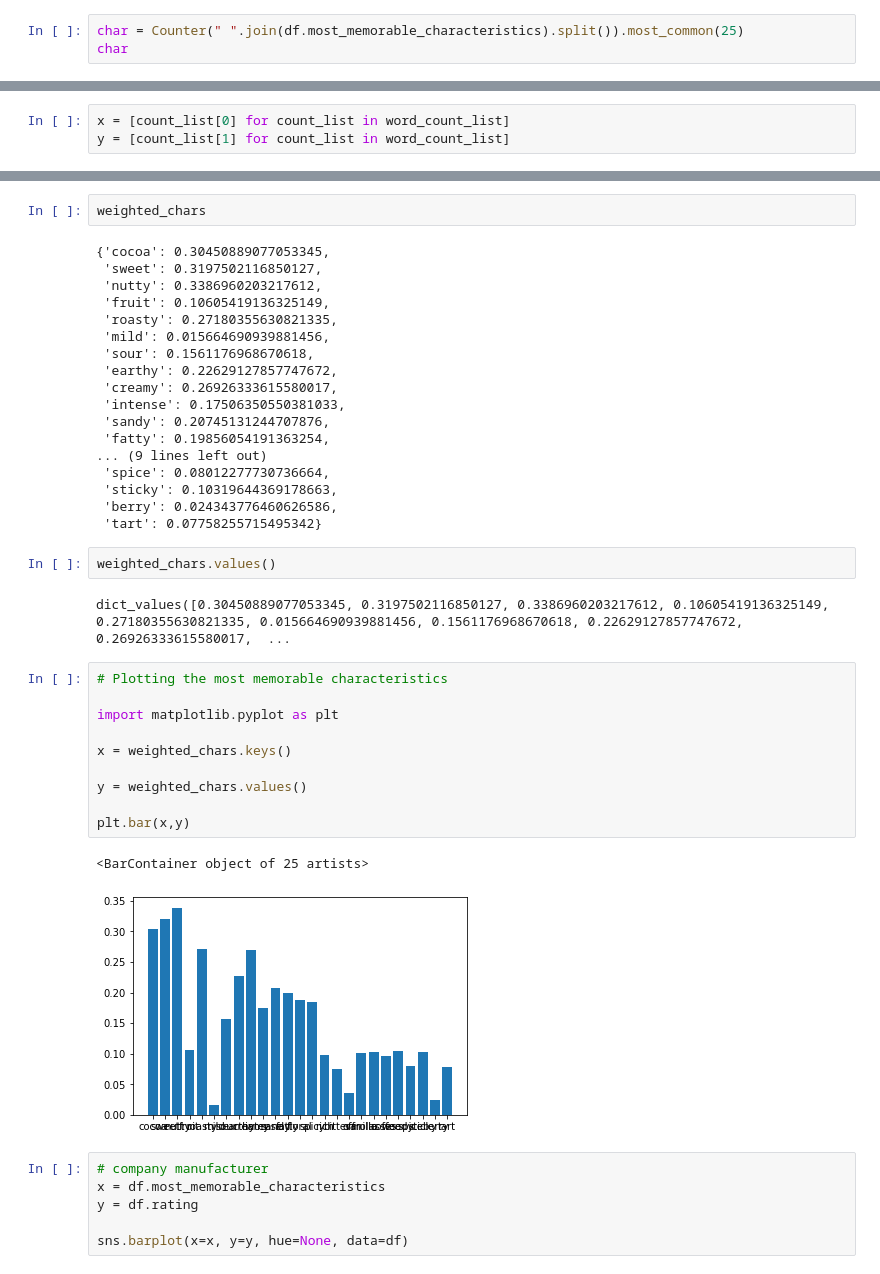
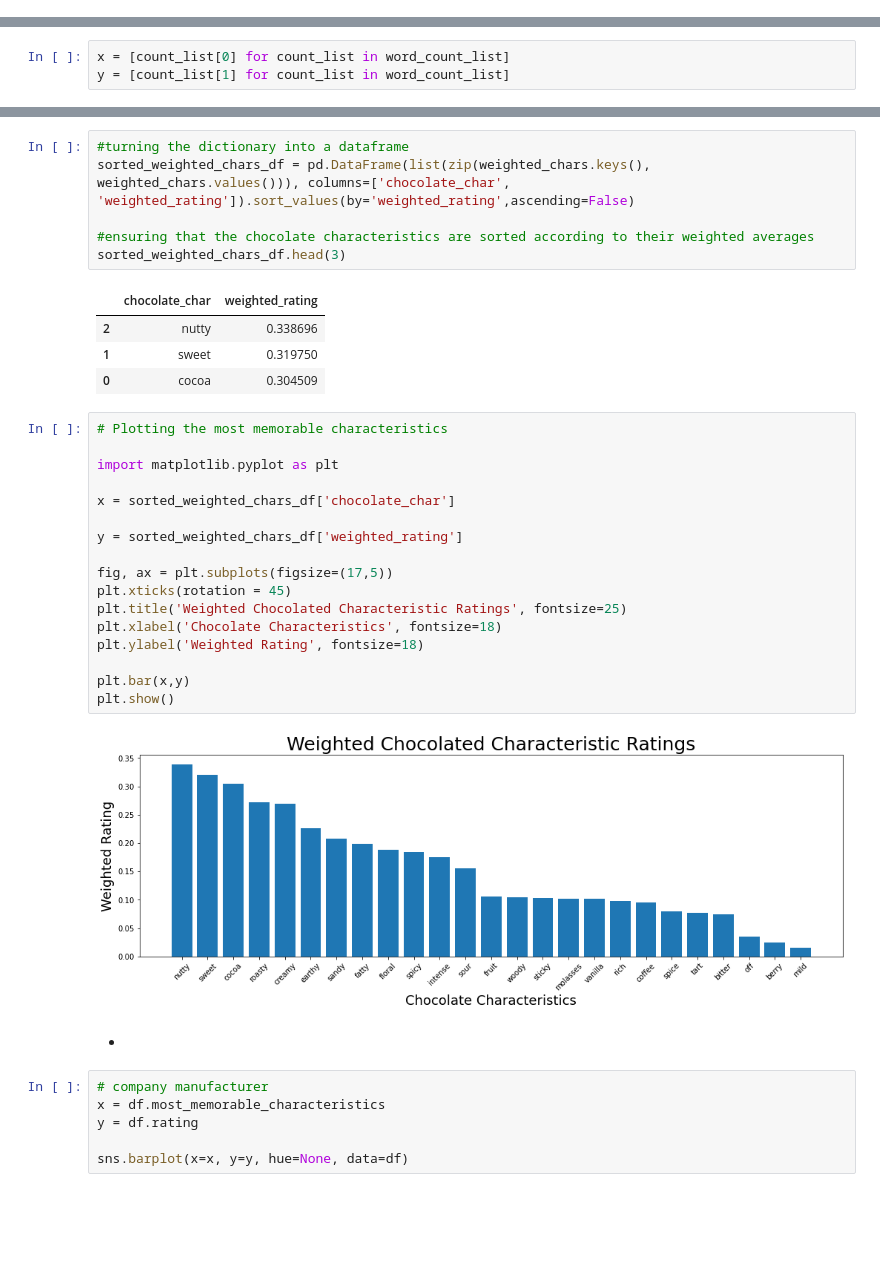
Before and after one commit to jchandleroneal/bsc-phase-three-project, a Jupyter notebook: notebooks/exploratory/chandler/main_notebook.ipynb, the cells around one changed output, grey strips where cells are left out. Saved outputs shown, nothing was run; the diff lists cells and outputs as text; blank space fills up the shorter version.

Commit message:
finished chocolate characteristics

```diff
--- a/notebooks/exploratory/chandler/main_notebook.ipynb
+++ b/notebooks/exploratory/chandler/main_notebook.ipynb
@@ -137,6 +140,3 @@ word_df.sort_values(by='count', ascending=False)
 | 382 | not | 1 |
 | 362 | molassestoffeecoffee | 1 |
 614 rows × 2 columns
-# %%
-char = Counter(" ".join(df.most_memorable_characteristics).split()).most_common(25)
-char
@@ -267,40 +203,35 @@ for word in x:
-# %%
-weighted_chars
-# %% [output]
-{'cocoa': 0.30450889077053345,
- 'sweet': 0.3197502116850127,
- 'nutty': 0.3386960203217612,
- 'fruit': 0.10605419136325149,
- 'roasty': 0.27180355630821335,
- 'mild': 0.015664690939881456,
- 'sour': 0.1561176968670618,
- 'earthy': 0.22629127857747672,
- 'creamy': 0.26926333615580017,
- 'intense': 0.17506350550381033,
- 'sandy': 0.20745131244707876,
- 'fatty': 0.19856054191363254,
-... (9 lines left out)
- 'spice': 0.08012277730736664,
- 'sticky': 0.10319644369178663,
- 'berry': 0.024343776460626586,
- 'tart': 0.07758255715495342}
-# %%
-weighted_chars.values()
-# %% [output]
-dict_values([0.30450889077053345, 0.3197502116850127, 0.3386960203217612, 0.10605419136325149, 0.27180355630821335, 0.015664690939881456, 0.1561176968670618, 0.22629127857747672, 0.26926333615580017,  ...
+# %%
+#turning the dictionary into a dataframe
+sorted_weighted_chars_df = pd.DataFrame(list(zip(weighted_chars.keys(), weighted_chars.values())), columns=['chocolate_char', 'weighted_rating']).sort_values(by='weighted_rating',ascending=False)
+
+#ensuring that the chocolate characteristics are sorted according to their weighted averages
+sorted_weighted_chars_df.head(3)
+# %% [output]
+|  | chocolate_char | weighted_rating |
+| 2 | nutty | 0.338696 |
+| 1 | sweet | 0.319750 |
+| 0 | cocoa | 0.304509 |
 # %%
 # Plotting the most memorable characteristics
 
 import matplotlib.pyplot as plt
 
-x = weighted_chars.keys()
+x = sorted_weighted_chars_df['chocolate_char']
 
-y = weighted_chars.values()
+y = sorted_weighted_chars_df['weighted_rating']
+
+fig, ax = plt.subplots(figsize=(17,5))
+plt.xticks(rotation = 45)
+plt.title('Weighted Chocolated Characteristic Ratings', fontsize=25)
+plt.xlabel('Chocolate Characteristics', fontsize=18)
+plt.ylabel('Weighted Rating', fontsize=18)
 
 plt.bar(x,y)
+plt.show()
 # %% [output]
-<BarContainer object of 25 artists>
-[figure, old version]
+[figure, new version]
+# %% [markdown]
+*
 # %%
 # company manufacturer
 x = df.most_memorable_characteristics
```
Also changed, not shown: parts of 16 cells of this notebook.
